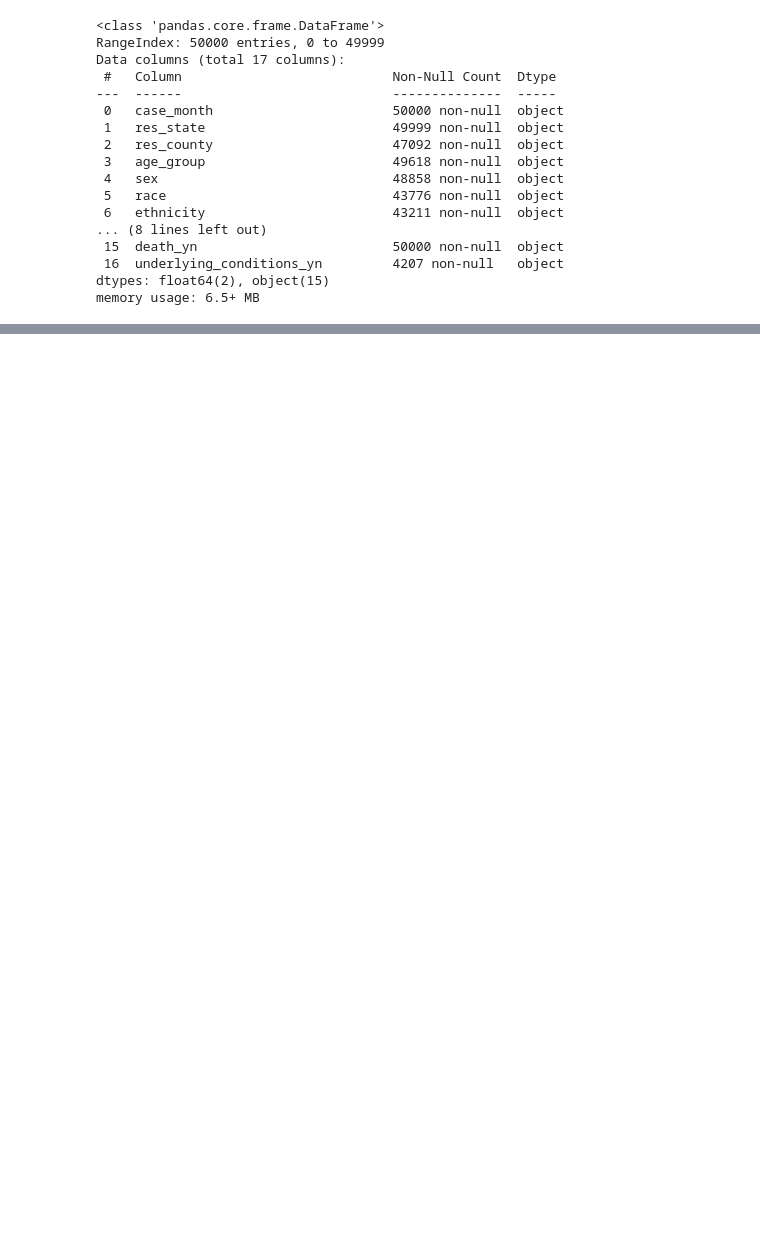
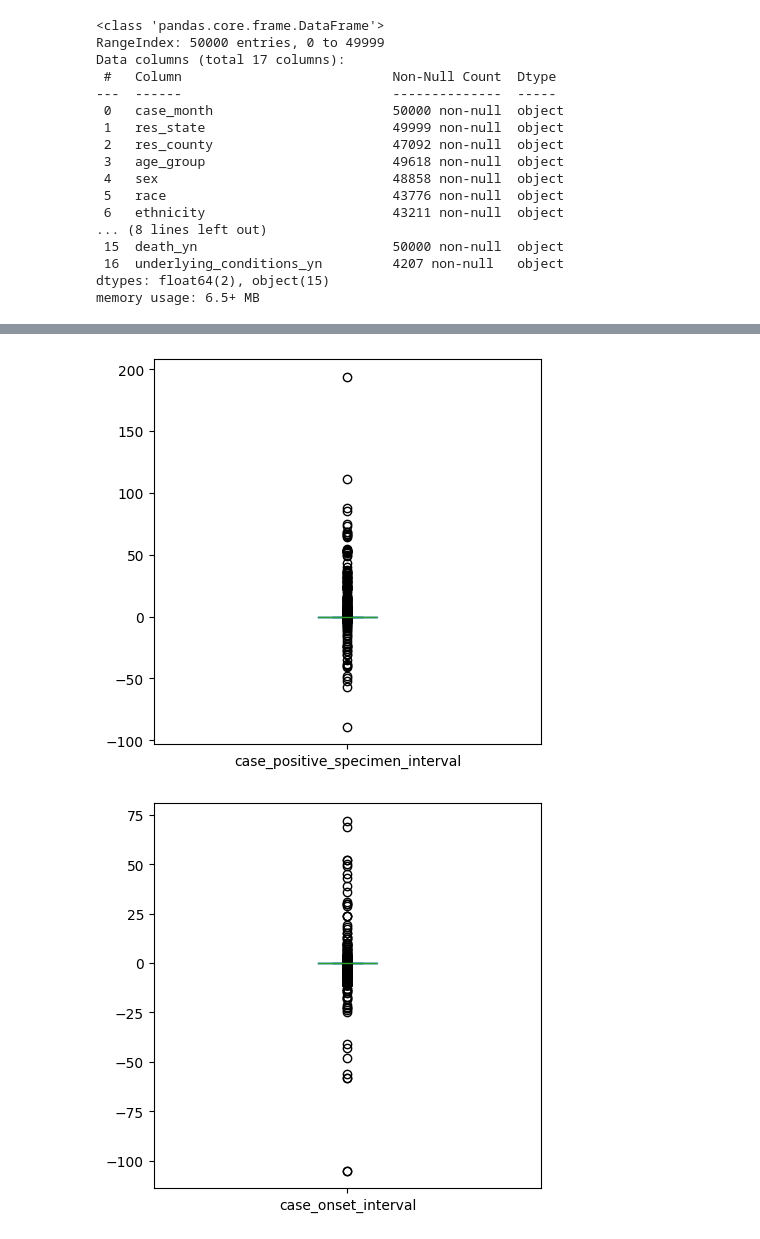
Before and after one commit to Southwick-Adam/CovidDataAnalysis, a Jupyter notebook: 2023-Homework1-Notebook.ipynb, the cells around one changed output, grey strips where cells are left out. Saved outputs shown, nothing was run; the diff lists cells and outputs as text; code cells hidden in the pictures; blank space fills up the shorter version.

```diff
--- a/2023-Homework1-Notebook.ipynb
+++ b/2023-Homework1-Notebook.ipynb
@@ -218,0 +225,7 @@ ValueError: Cannot describe a DataFrame without columns
+# %%
+for col in continuous_columns:
+    df[col].plot(kind='box', figsize=(5,5))
+    plt.show()
+# %% [output]
+[figure, added]
+[figure, added]
```
Also changed, not shown: parts of 10 cells of this notebook.
